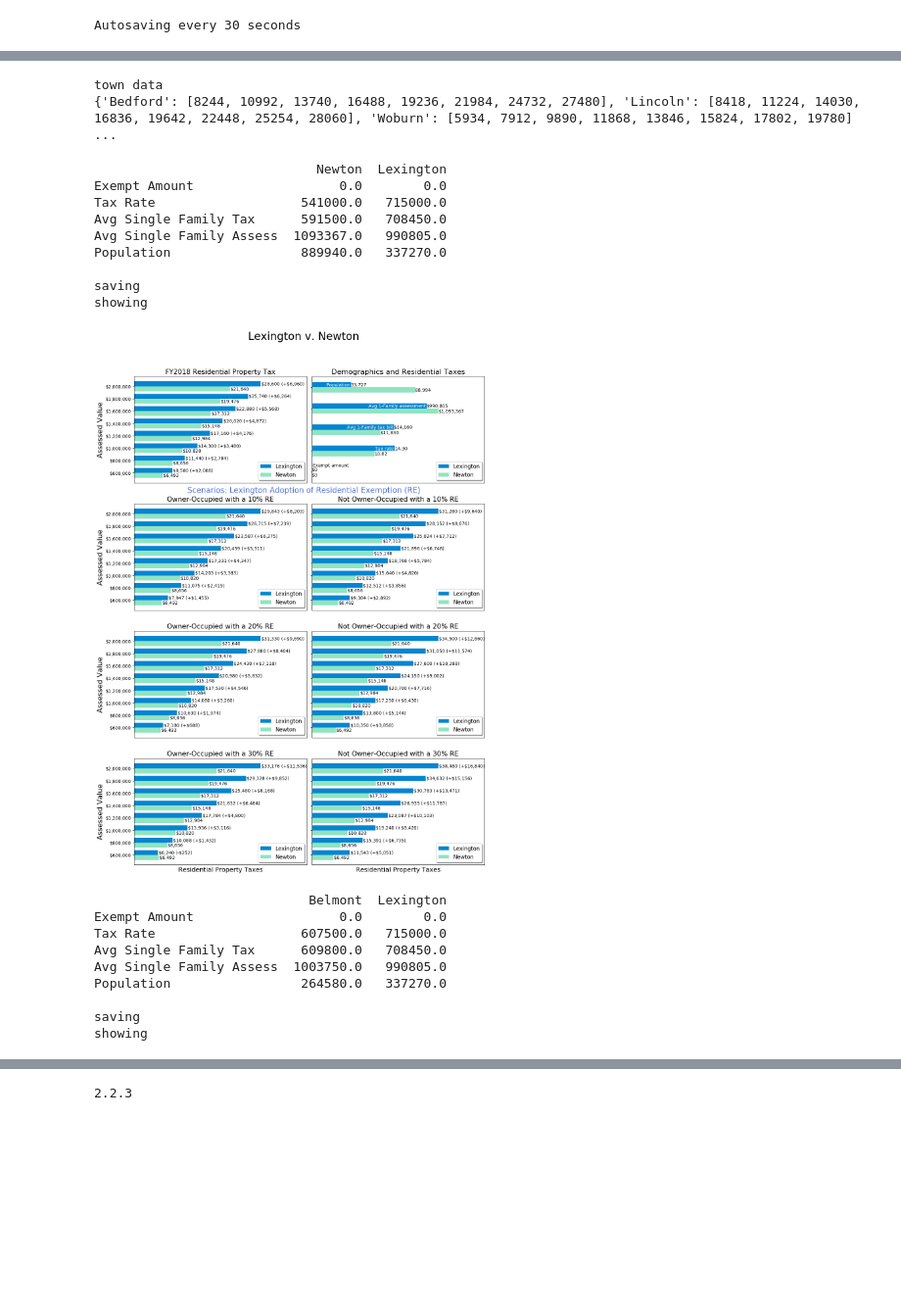
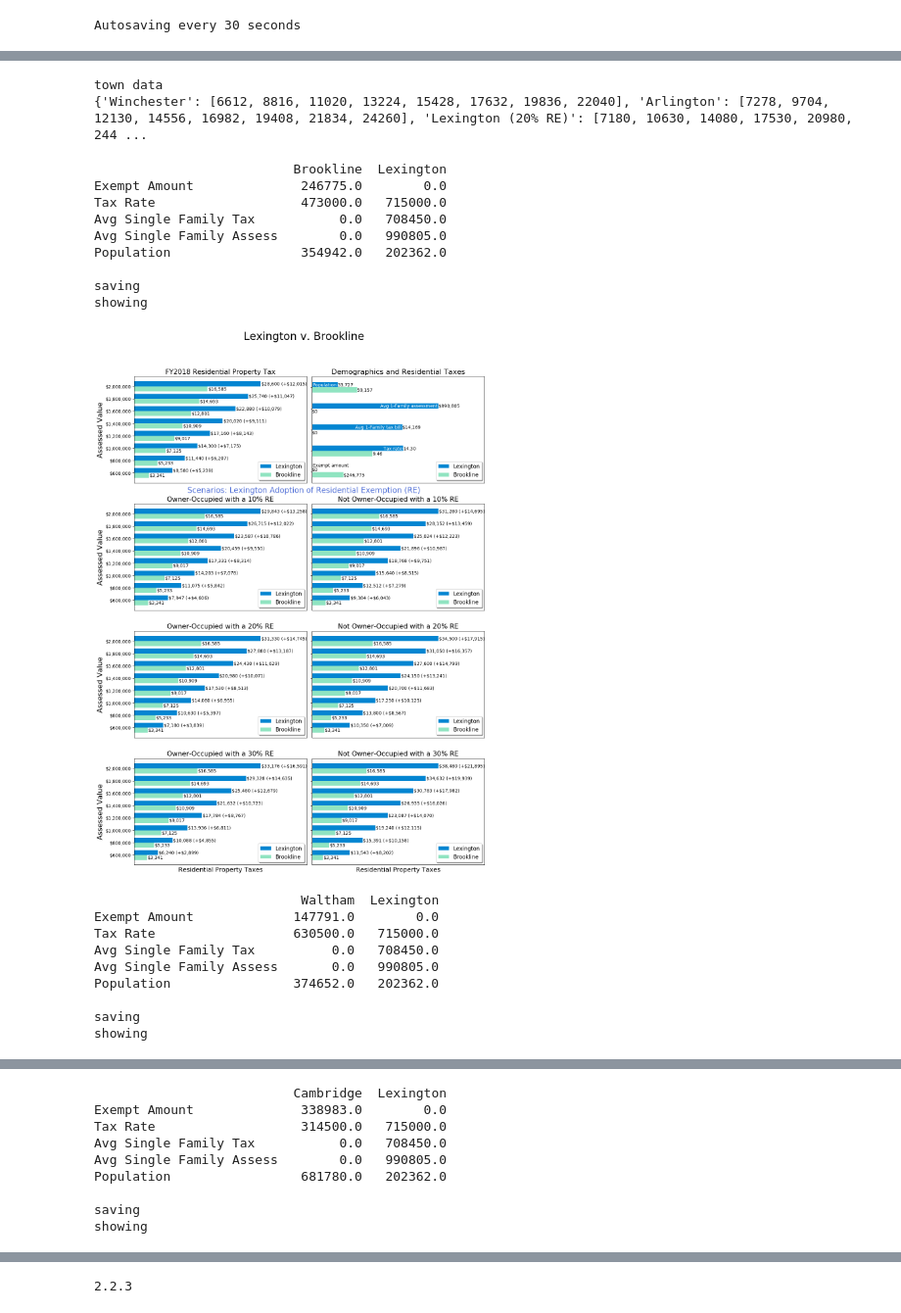
Before and after one commit to extrospective/lexington-real-estate-exemption, a Jupyter notebook: Lexington/LexingtonPropertyTaxComparisonCharts.ipynb, the cells around one changed output, grey strips where cells are left out. Shown at 98% size. Saved outputs shown, nothing was run; the diff lists cells and outputs as text; code cells hidden in the pictures; blank space fills up the shorter version.

Commit message:
Added communities with exemption

```diff
--- a/Lexington/LexingtonPropertyTaxComparisonCharts.ipynb
+++ b/Lexington/LexingtonPropertyTaxComparisonCharts.ipynb
@@ -62,11 +62,15 @@ taxrates = {'Lexington': [14.3,0,33727,14169,990805],
            'Arlington':[12.13,0,45510,6113,655985],
            'Bedford':[13.74,0,14197,9265,674276],
            'Belmont':[12.15,0,26458,12196,1003750],
+            'Boston':[10.48,254969,685094,0,0],
+            'Brookline':[9.46,246775,59157,0,0],
            'Burlington':[10.62,0,27176,5071,477504],
-            'Concord':[14.19,0,19237,14494,1014269],
+            'Cambridge':[6.29,338983,113630,0,0],
+           'Concord':[14.19,0,19237,14494,1014269],
            'Lincoln':[14.03,0,6781,15629,1149169],
            'Needham': [11.88,0,30999,10749,904828],
            'Newton':[10.82,0,88994,11830,1093367],
+            'Waltham':[12.61,147791,62442,0,0],
            'Wellesley':[11.95,0,29479,14839,1241758],
            'Winchester': [11.02,0,22838,12590,1032847],
            'Woburn':[9.89,0,39701,4322,437002],
@@ -79,6 +83,13 @@ taxrates = {'Lexington': [14.3,0,33727,14169,990805],
            'Lexington Nonoo (30% RE)' : nonoo[0.3]+[0,0]
            }
 
+# cambridge data on single family home here:
+#https://www.cambridgema.gov/~/media/Files/financedepartment/propertytaxnewsletters/FY19/finalfy19taxratelettertocouncil.pdf
+# cambridge data is for median not average
+# so better not to show it
+# median FY 18 tax bill; $4942
+# median FY 18 assessment: $1,124,700
+
 tdf = pd.DataFrame.from_dict(taxrates, orient='index', columns=['ResRate','ResExemption',
                                                             'Population', 'AvgSingleFamilyTax','AvgSingleFamilyValue'])
 print tdf.info()
@@ -145,7 +156,7 @@ print 'town data'
 print town_examples
 # %% [output]
 town data
-{'Bedford': [8244, 10992, 13740, 16488, 19236, 21984, 24732, 27480], 'Lincoln': [8418, 11224, 14030, 16836, 19642, 22448, 25254, 28060], 'Woburn': [5934, 7912, 9890, 11868, 13846, 15824, 17802, 19780] ...
+{'Winchester': [6612, 8816, 11020, 13224, 15428, 17632, 19836, 22040], 'Arlington': [7278, 9704, 12130, 14556, 16982, 19408, 21834, 24260], 'Lexington (20% RE)': [7180, 10630, 14080, 17530, 20980, 244 ...
 # %%
 # compare Lexington with all other towns
 from matplotlib.ticker import FuncFormatter
@@ -202,7 +213,7 @@ colors = ['xkcd:light teal', 'xkcd:cerulean', 'xkcd:red']
 barheight = 0.8
 for i in town_examples:
     if not i.startswith('Lexington'):
-        if i not in ['Newton','Belmont']:
+        if i not in ['Boston','Brookline','Cambridge','Newton','Waltham']:
             continue
 
 
@@ -272,7 +283,7 @@ for i in town_examples:
 
         resrate_mult = 50000.0
         tempdf.ResRate *= resrate_mult
-        pop_mult = 10.0
+        pop_mult = 6.0
         tempdf.Population *= pop_mult
         tax_mult = 50.0
         tempdf.AvgSingleFamilyTax *= tax_mult
@@ -354,46 +365,46 @@ for i in town_examples:
 
 
 
 
         # no x tick labels
         plt.setp([a.xaxis.set_major_locator(plt.NullLocator()) for a in axarr.flatten()])
 
         # must set yticks and yticklabels
         plt.setp([a.set_yticks(np.arange(len(assessment_strings))) for a in axarr[:,0]], visible=True)
         plt.setp([a.set_yticklabels(assessment_strings) for a in axarr[:,0]], visible=True)
         # y tick labels only for rows
 
         plt.setp([a.get_yticklabels() for a in axarr[:, 1]], visible=False)
 
         plt.subplots_adjust(wspace=0.03)
         print 'saving'
         f.savefig('prop_tax_compare_%s.png' % i)
         print 'showing'
         plt.show()
 
 
 
 # need three bars - also non owner occupied property in lexington
 # relative to base community!
 # that's going to be a lot higher
 #
 # %% [output]
-                             Newton  Lexington
-Exempt Amount                   0.0        0.0
-Tax Rate                   541000.0   715000.0
-Avg Single Family Tax      591500.0   708450.0
-Avg Single Family Assess  1093367.0   990805.0
-Population                 889940.0   337270.0
+                          Brookline  Lexington
+Exempt Amount              246775.0        0.0
+Tax Rate                   473000.0   715000.0
+Avg Single Family Tax           0.0   708450.0
+Avg Single Family Assess        0.0   990805.0
+Population                 354942.0   202362.0
 
 saving
 showing
-[figure, old version]
+[figure, new version]
-                            Belmont  Lexington
-Exempt Amount                   0.0        0.0
-Tax Rate                   607500.0   715000.0
-Avg Single Family Tax      609800.0   708450.0
-Avg Single Family Assess  1003750.0   990805.0
-Population                 264580.0   337270.0
+                           Waltham  Lexington
+Exempt Amount             147791.0        0.0
+Tax Rate                  630500.0   715000.0
+Avg Single Family Tax          0.0   708450.0
+Avg Single Family Assess       0.0   990805.0
+Population                374652.0   202362.0
 
 saving
 showing
@@ -400,0 +412,9 @@ showing
+                          Cambridge  Lexington
+Exempt Amount              338983.0        0.0
+Tax Rate                   314500.0   715000.0
+Avg Single Family Tax           0.0   708450.0
+Avg Single Family Assess        0.0   990805.0
+Population                 681780.0   202362.0
+
+saving
+showing
```
Also changed, not shown: parts of 3 cells of this notebook.
